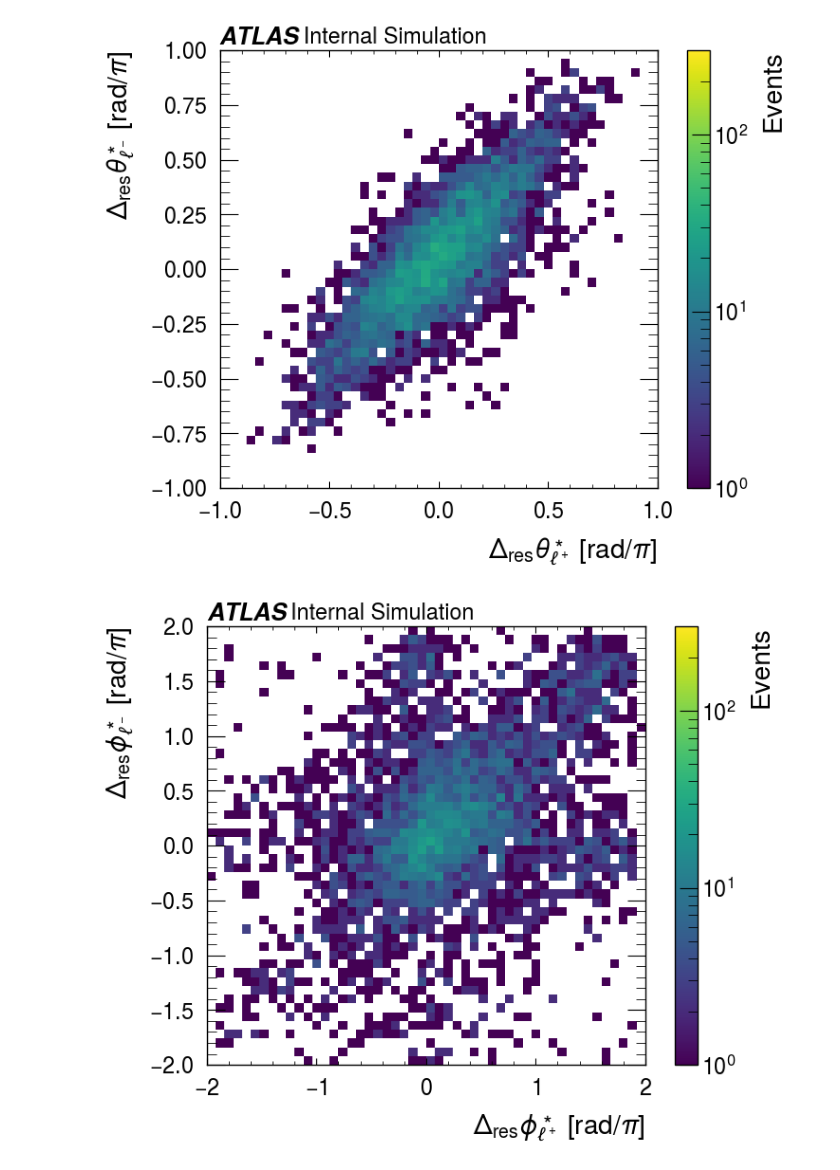
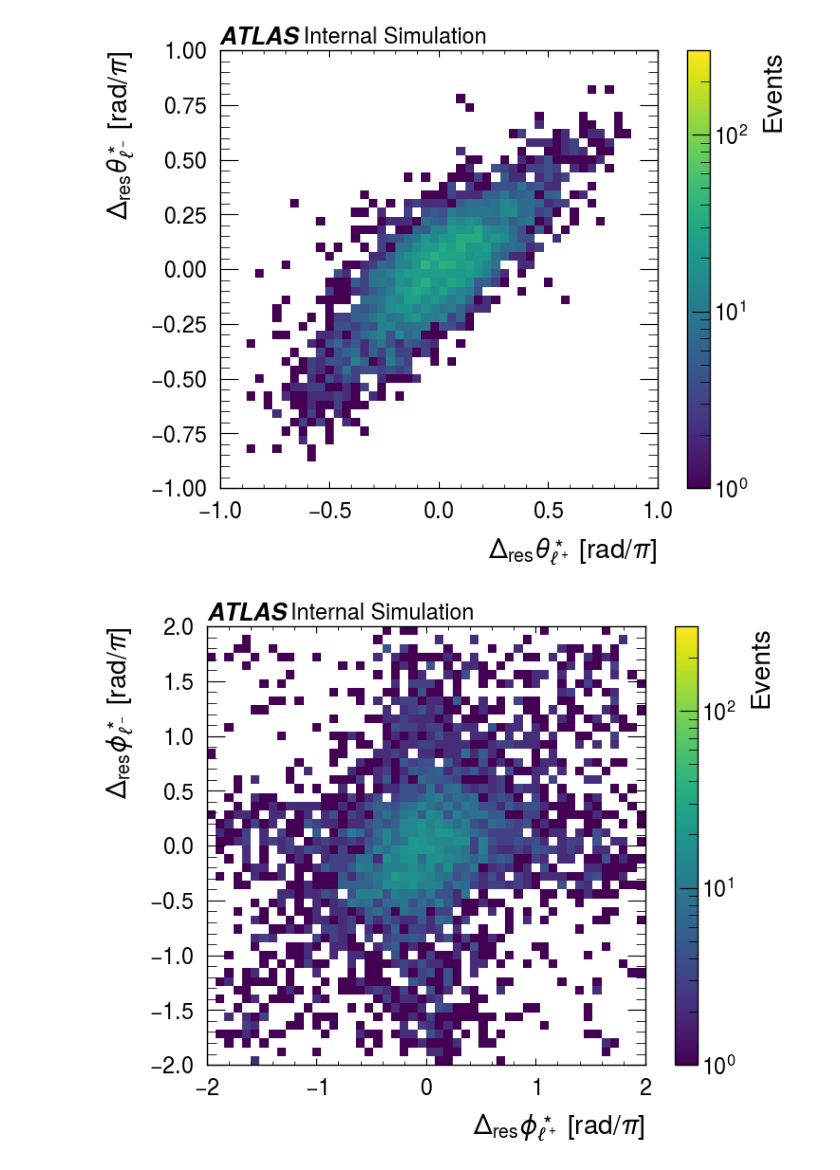
Before and after one commit to yygarypeng/ww-flow, a Jupyter notebook: visualize.ipynb, the cells around one changed output. Drawn from its saved outputs; the diff is of its cells as text; code cells hidden in the pictures.

```diff
--- a/visualize.ipynb
+++ b/visualize.ipynb
@@ -17,7 +17,7 @@ import mplhep as hep
 
 hep.style.use(hep.style.ATLAS)
 # %%
-ckpt_files = glob.glob(f"/root/work/ww-flow/logs/hww_inn_regressor/log/version_0/checkpoints/*.ckpt")
+ckpt_files = glob.glob(f"/root/work/ww-flow/logs/hww_inn_regressor-lep/log/version_0/checkpoints/*.ckpt")
 if not ckpt_files:
     raise FileNotFoundError(f"No checkpoint files found in {ckpt_files}")
 ckpt_path = ckpt_files[0]  # Use the first checkpoint found
@@ -80,8 +80,8 @@ with torch.no_grad():
         # z_sample = randmultin(_z_like_tensor, device=device)
         z_sample = torch.randn_like(_z_like_tensor) # Gaussian prior
         yz = torch.cat([batch_lvlv.to(device), z_sample.to(device)], dim=1)
-        lvlv_pred = model(batch_ww, cond, batch_lvlv, reverse=False) # the prediction gives the inputs (y, z)
-        ww_pred = model(yz, cond, None, reverse=True)
+        lvlv_pred = model(batch_ww, cond, reverse=False) # the prediction gives the inputs (y, z)
+        ww_pred = model(yz, cond, reverse=True)
         z_pred = lvlv_pred[1] # predicted z
 
         # manual inverse stdscaler transform
@@ -931,16 +514,16 @@ def plot_2d_res_hist(pred, truth, name_pos, name_neg, bins_edges=np.linspace(-20
         plt.savefig(savepath, bbox_inches="tight")
     plt.show()
 # %%
-l0_theta_res = pred_l0_theta_phi[0] - true_l0_theta_phi[0]
-l1_theta_res = pred_l1_theta_phi[0] - true_l1_theta_phi[0]
+l0_theta_res = pred_l0_theta - true_l0_theta
+l1_theta_res = pred_l1_theta - true_l1_theta
 plot_2d_res_hist(l0_theta_res, l1_theta_res, name_pos=r"$\theta^\ast_{\ell^+}$", name_neg=r"$\theta^\ast_{\ell^-}$", bins_edges=np.linspace(-1, 1, 51), log=True, unit="rad/$\pi$", color="black", vmax=3e2)
 
-l0_phi_res = pred_l0_theta_phi[1] - true_l0_theta_phi[1]
-l1_phi_res = pred_l1_theta_phi[1] - true_l1_theta_phi[1]
+l0_phi_res = pred_l0_phi - true_l0_phi
+l1_phi_res = pred_l1_phi - true_l1_phi
 plot_2d_res_hist(l0_phi_res, l1_phi_res, name_pos=r"$\phi^\ast_{\ell^+}$", name_neg=r"$\phi^\ast_{\ell^-}$", bins_edges=np.linspace(-2, 2, 51), log=True, unit="rad/$\pi$", color="black", vmax=3e2)
 # %% [output]
-[figure, old version]
+[figure, new version]
-[figure, old version]
+[figure, new version]
 # %%
 def dphi(phi1, phi2):
     phi_diff = phi1 * np.pi - phi2 * np.pi
```
Also changed, not shown: parts of 28 cells of this notebook, 6 other files.
